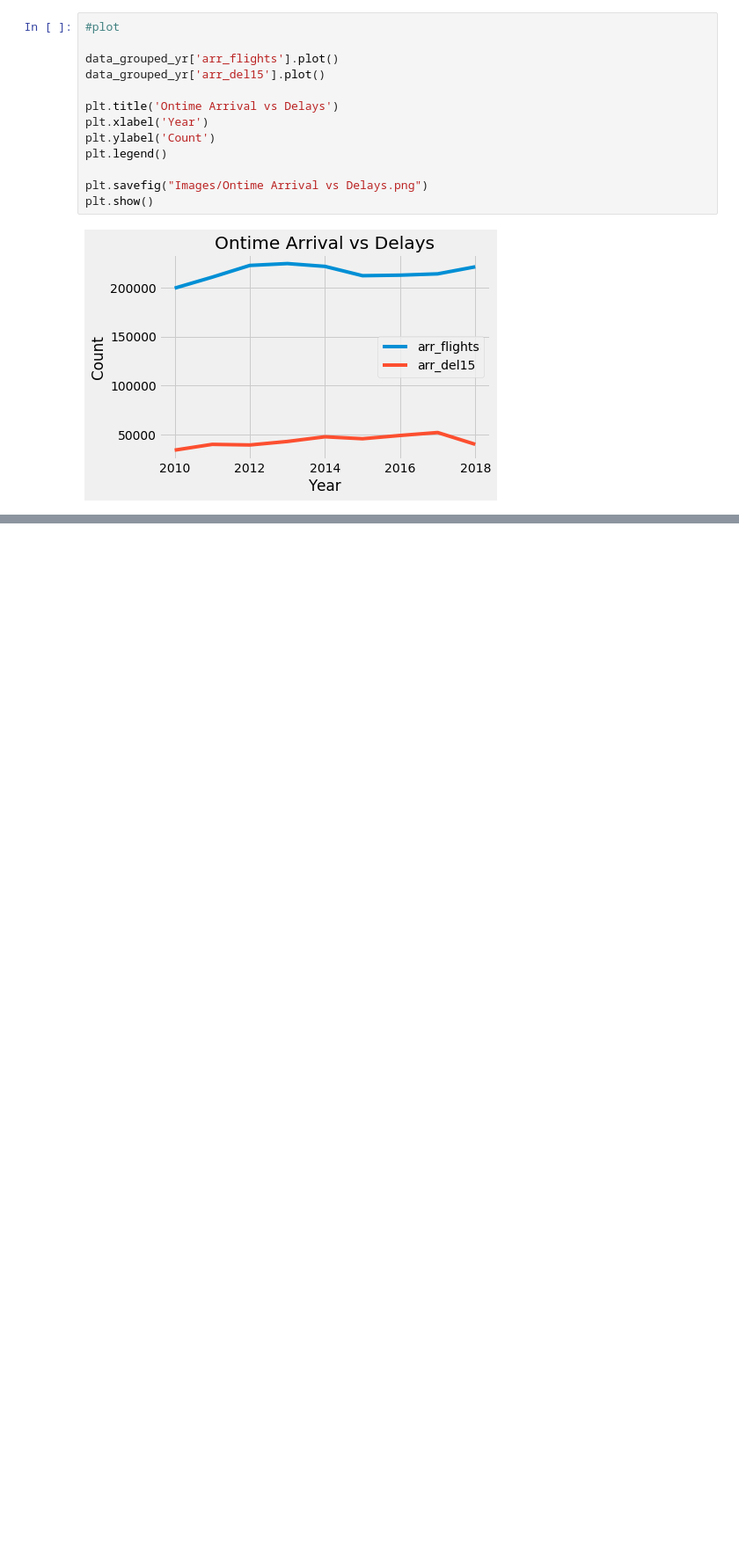
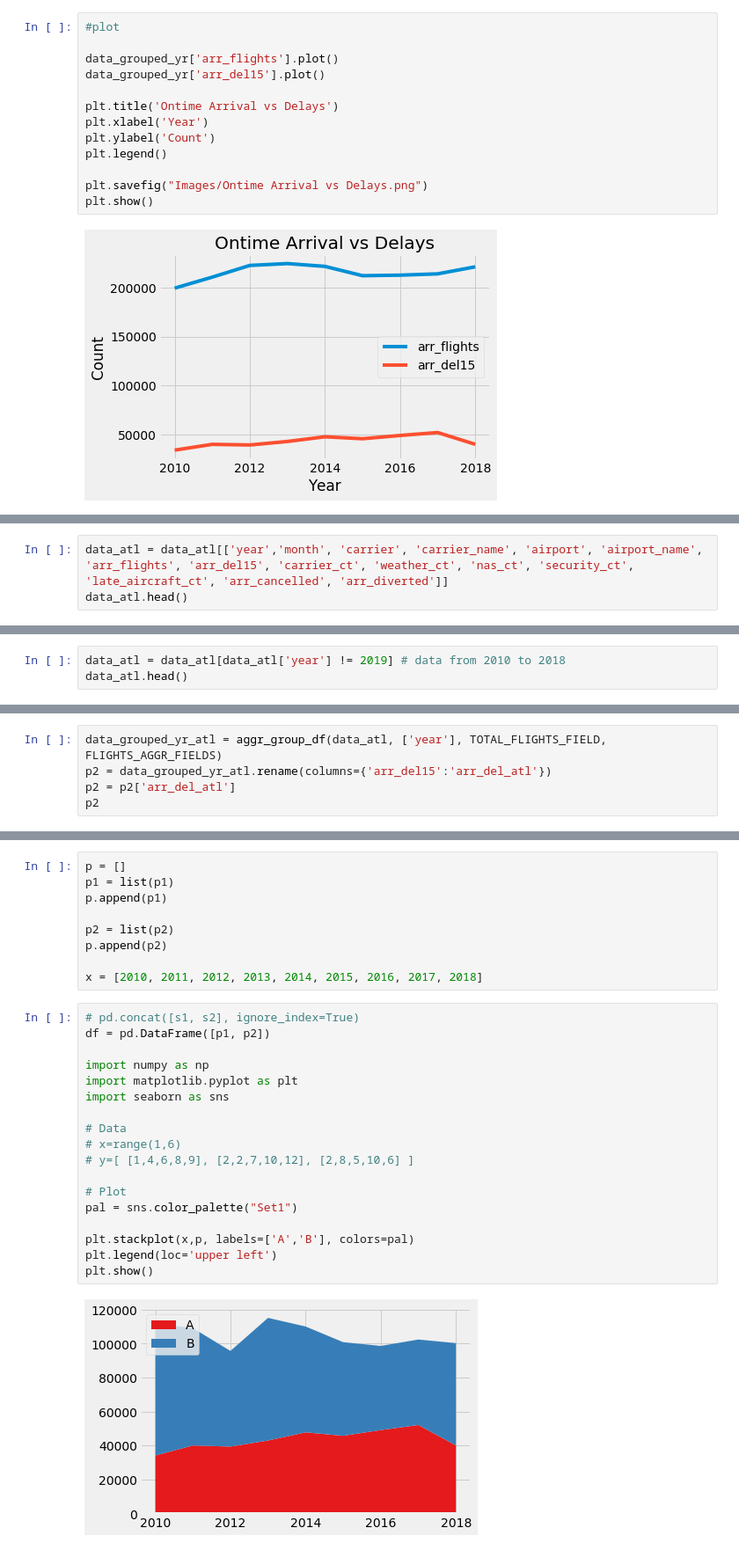
Before and after one commit to danielsonrl/Project_1_Repository, a Jupyter notebook: LAX Data.ipynb, the cells around one changed output, grey strips where cells are left out. Shown at 88% size. Cells and saved outputs as stored; diff of their text form; blank space fills up the shorter version.

```diff
--- a/LAX Data.ipynb
+++ b/LAX Data.ipynb
@@ -453,0 +469,3 @@ plt.show()
+# %%
+data_atl = data_atl[['year','month', 'carrier', 'carrier_name', 'airport', 'airport_name', 'arr_flights', 'arr_del15', 'carrier_ct', 'weather_ct', 'nas_ct', 'security_ct', 'late_aircraft_ct', 'arr_cancelled', 'arr_diverted']]
+data_atl.head()
@@ -453,0 +479,3 @@ plt.show()
+# %%
+data_atl = data_atl[data_atl['year'] != 2019] # data from 2010 to 2018
+data_atl.head()
@@ -453,0 +489,5 @@ plt.show()
+# %%
+data_grouped_yr_atl = aggr_group_df(data_atl, ['year'], TOTAL_FLIGHTS_FIELD, FLIGHTS_AGGR_FIELDS)
+p2 = data_grouped_yr_atl.rename(columns={'arr_del15':'arr_del_atl'})
+p2 = p2['arr_del_atl']
+p2
@@ -453,0 +522,29 @@ plt.show()
+# %%
+p = []
+p1 = list(p1)
+p.append(p1)
+
+p2 = list(p2)
+p.append(p2)
+
+x = [2010, 2011, 2012, 2013, 2014, 2015, 2016, 2017, 2018]
+# %%
+# pd.concat([s1, s2], ignore_index=True)
+df = pd.DataFrame([p1, p2])
+
+import numpy as np
+import matplotlib.pyplot as plt
+import seaborn as sns
+
+# Data
+# x=range(1,6)
+# y=[ [1,4,6,8,9], [2,2,7,10,12], [2,8,5,10,6] ]
+
+# Plot
+pal = sns.color_palette("Set1")
+
+plt.stackplot(x,p, labels=['A','B'], colors=pal)
+plt.legend(loc='upper left')
+plt.show()
+# %% [output]
+[figure, added]
```
Also changed, not shown: parts of 14 cells of this notebook, 15 other files.
